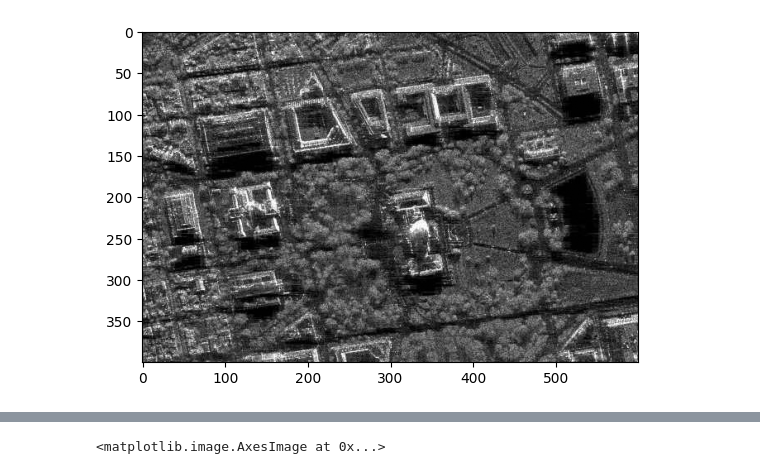
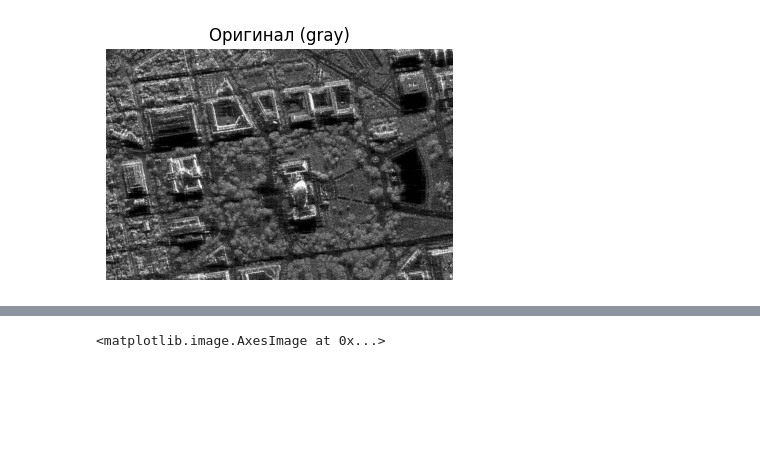
Before and after one commit to RomanovMichail/ImageProcessing, a Jupyter notebook: dz1/dz_1.ipynb, the cells around one changed output, grey strips where cells are left out. Drawn from its saved outputs; the diff is of its cells as text; code cells hidden in the pictures; blank space fills up the shorter version.

```diff
--- a/dz1/dz_1.ipynb
+++ b/dz1/dz_1.ipynb
@@ -7,8 +5,13 @@ ModuleNotFoundError: No module named 'numpy'
 # %%
-img = cv2.imread("sar_1_gray.jpg").astype("uint8")
-img_gray = cv2.cvtColor(img, cv2.COLOR_BGR2GRAY)
-plt.imshow(img_gray, cmap='gray')
+image = cv2.imread('sar_1_gray.jpg')
+image_gray = cv2.cvtColor(image, cv2.COLOR_BGR2GRAY)
+
+plt.figure(figsize=(6,3))
+plt.imshow(image_gray, cmap='gray')
+plt.title("Оригинал (gray)")
+plt.axis("off")
 plt.show()
+print(" ")
 # %% [output]
-[figure, old version]
+[figure, new version]
 # %%
```
Also changed, not shown: parts of 8 cells of this notebook.
